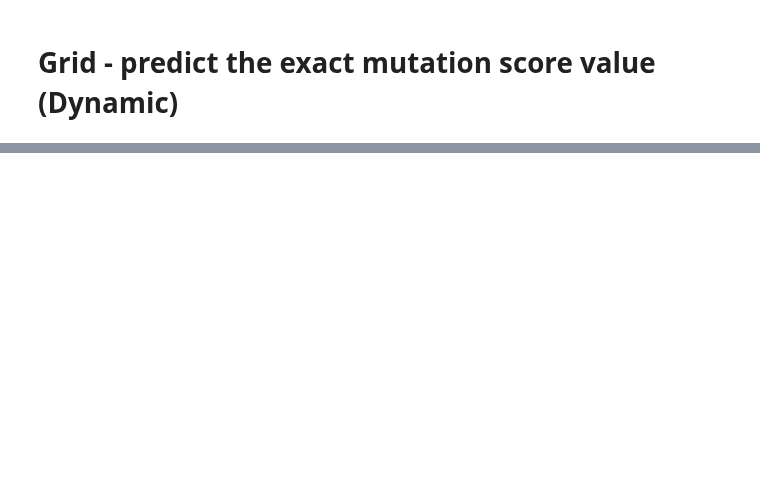
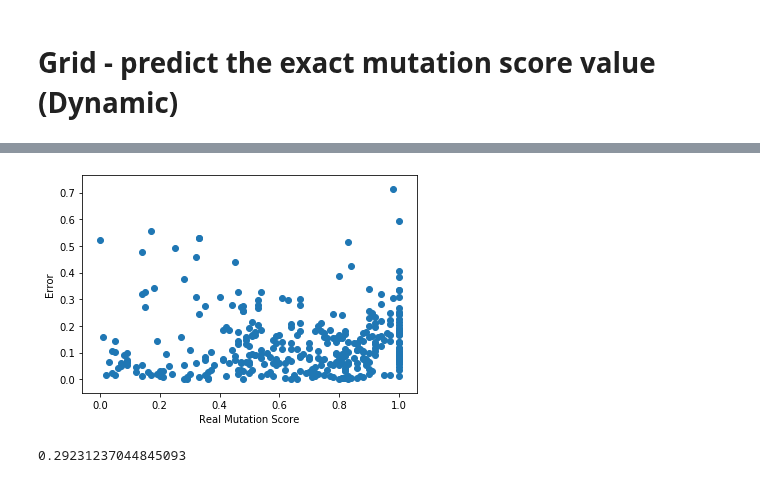
Before and after one commit to dormaayan/network-research, a Jupyter notebook: grid.ipynb, the cells around one changed output, grey strips where cells are left out. Drawn from its saved outputs; the diff is of its cells as text; code cells hidden in the pictures; blank space fills up the shorter version.

```diff
--- a/grid.ipynb
+++ b/grid.ipynb
@@ -382,0 +486,4 @@ for mean, stdev, param in zip(means, stds, params):
+# %%
+y_pred = model.predict(x_test)
+y_pred = np.concatenate(y_pred).tolist()
+y_pred
@@ -382,0 +508,3 @@ for mean, stdev, param in zip(means, stds, params):
+# %%
+y_testi = np.concatenate(y_test).tolist()
+y_testi
@@ -382,0 +529,5 @@ for mean, stdev, param in zip(means, stds, params):
+# %%
+#err = y_test - y_pred
+err = [abs(e1 - e2) for e1, e2 in zip(y_test,y_pred)]
+err = np.concatenate(err).tolist()
+err
@@ -382,0 +572,16 @@ for mean, stdev, param in zip(means, stds, params):
+# %%
+>>> plt.scatter(*zip(*list(zip(y_testi,err))))
+plt.ylabel('Error')
+plt.xlabel('Real Mutation Score')
+plt.show()
+>>> plt.show()
+# %% [output]
+[figure, added]
+# %%
+import statistics
+
+err = y_test - y_pred
+err = np.concatenate(abs(err).tolist())
+statistics.mean(err)
+# %% [output]
+0.29231237044845093
```
Also changed, not shown: parts of 6 cells of this notebook.
